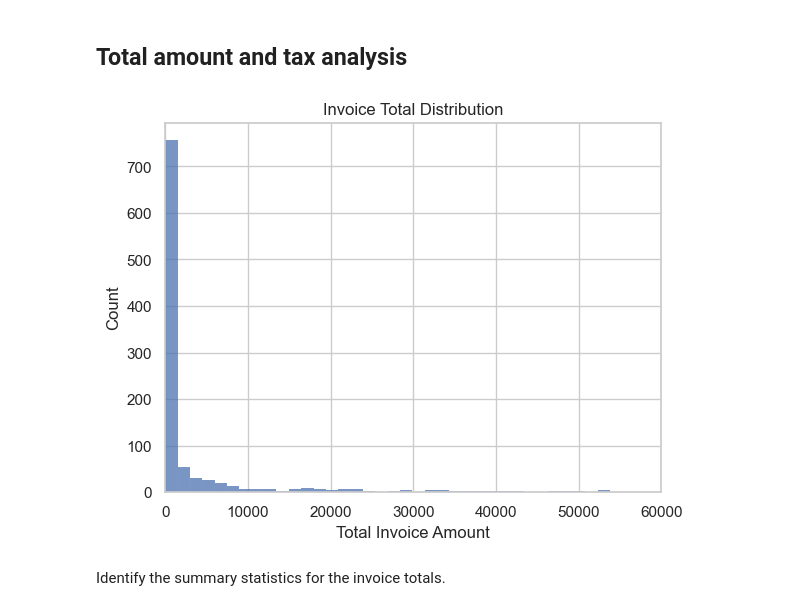
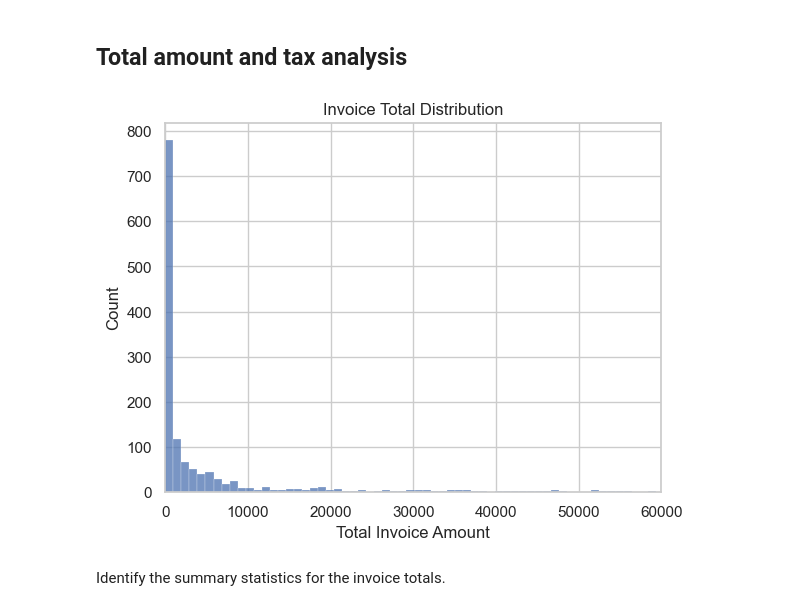
Before and after one commit to hungtran10/dsan6500-finalproject, a Jupyter notebook: eda.ipynb, the cells around one changed output. Cells and saved outputs as stored; diff of their text form; code cells hidden in the pictures.

```diff
--- a/eda.ipynb
+++ b/eda.ipynb
@@ -157,7 +157,7 @@ plt.show()
 # %% [markdown]
 # OCR Text Examples
 # %%
-ocr_text_sample = df.sample(10)
+ocr_text_sample = df.sample(5)
 
 for _, row in ocr_text_sample.iterrows():
 
@@ -442,13 +471,13 @@ np.float64(0.0)
 # %% [markdown]
 ## Total amount and tax analysis
 # %%
-sns.histplot(df["total_amount"].dropna(), bins=2000)
+sns.histplot(df["total_amount"].dropna(), bins=200)
 plt.xlim(0, 60000)
 plt.title("Invoice Total Distribution")
 plt.xlabel("Total Invoice Amount")
 plt.show()
 # %% [output]
-[figure, old version]
+[figure, new version]
 # %% [markdown]
 Identify the summary statistics for the invoice totals.
 # %%
```
Also changed, not shown: parts of 12 cells of this notebook, 1 other file.
